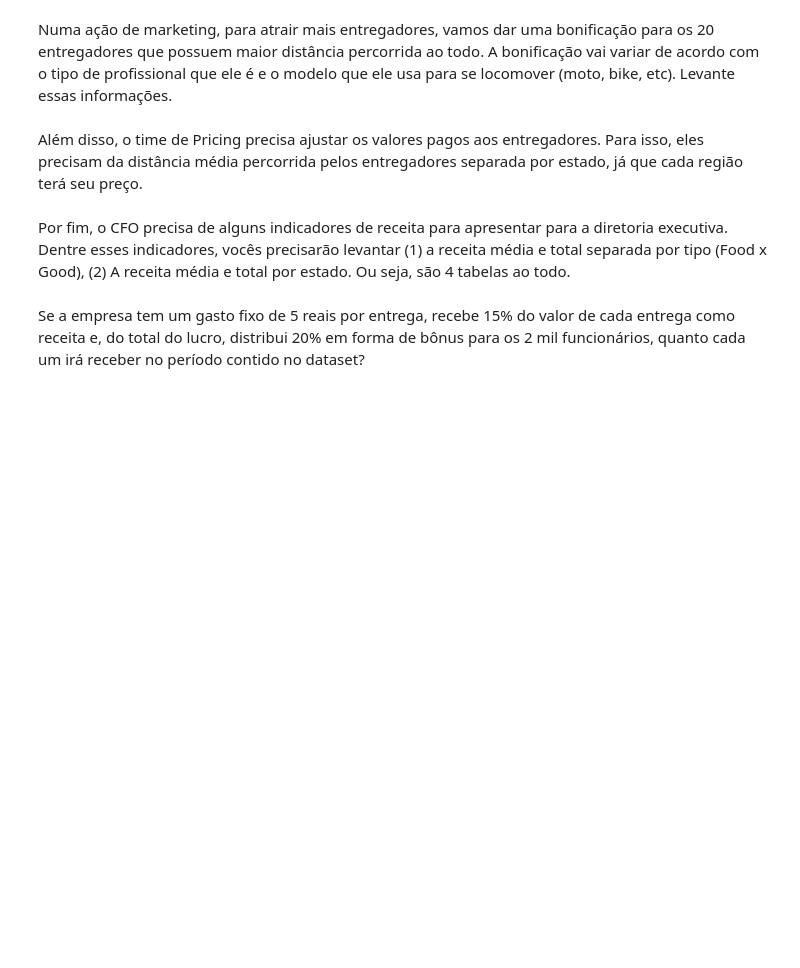
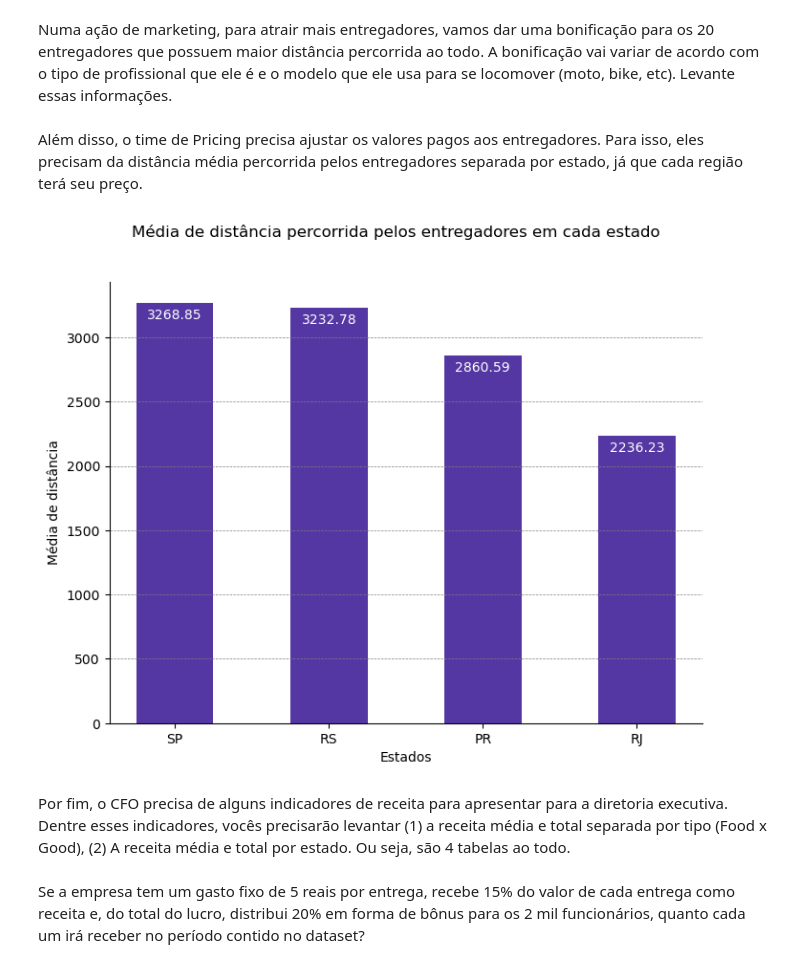
Before and after one commit to mtzdantas/delivery_analysis, a Jupyter notebook: main.ipynb, the cells around one changed output. Saved outputs shown, nothing was run; the diff lists cells and outputs as text; code cells hidden in the pictures; blank space fills up the shorter version.

Commit message:
Estilizações para o gráfico

```diff
--- a/main.ipynb
+++ b/main.ipynb
@@ -57,45 +57,45 @@ orders_delivery = pd.merge(stores_orders[['delivery_order_id', 'hub_state']], de
 orders_delivery = orders_delivery.drop('delivery_order_id', axis=1)
 
 # Distância percorrida por cada entregador.
-distancia_entregador = orders_delivery.groupby(['hub_state', 'driver_id'])['delivery_distance_meters'].mean()
-
-# Transformando de Series para DataFrame.
-distancia_entregador = distancia_entregador.reset_index()
+distancia_entregador = orders_delivery.groupby(['hub_state', 'driver_id'])['delivery_distance_meters'].mean().reset_index()
 
 # Distância média percorrida pelos entregadores separada por estado.
-dados_estado = distancia_entregador.groupby('hub_state')['delivery_distance_meters'].mean()
-
-# Transformando de Series para DataFrame.
-dados_estado = dados_estado.reset_index()
+dados_estado = distancia_entregador.groupby('hub_state')['delivery_distance_meters'].mean().reset_index()
 
 # Ordenando do maior para o menor
 dados_estado = dados_estado.sort_values(by='delivery_distance_meters', ascending=False)
 # %%
 # Criando gráfico
-fig, ax = plt.subplots(figsize=(6, 6))
+fig, ax = plt.subplots(figsize=(8, 6))
 
 # Definindo gráfico do tipo barra e quais colunas serão usadas.
 bars = ax.bar(dados_estado['hub_state'], dados_estado['delivery_distance_meters'], width=0.5, color='#5437a3')
 
 # Colocando título superior.
 fig.suptitle('Média de distância percorrida pelos entregadores em cada estado')
 
 # Colocando label para o eixo x e y.
 plt.xlabel('Estados')
 plt.ylabel('Média de distância')
 
 # Adicionando valores sobre cada barra
 for bar in bars:
     height = bar.get_height()
-    ax.text(bar.get_x() + bar.get_width() / 2, height, f'{height:.2f}',
-            ha='center', va='bottom', fontsize=10, color='black')
+    ax.text(bar.get_x() + bar.get_width() / 2, height - 150, f'{height:.2f}',
+            ha='center', va='bottom', fontsize=10, color='white')
 
 # Colocando grid apenas no eixo y
 ax.yaxis.grid(True, linestyle='--', color='gray', linewidth=0.5)
 ax.xaxis.grid(False)
 
+# Removendo bordas do gráfico
+ax.spines['top'].set_visible(False)
+ax.spines['right'].set_visible(False)
+
 # Salvando gráfico.
 plt.savefig('./output/media_estado', bbox_inches='tight')
+# %% [output]
+[figure, added]
 # %% [markdown]
 Por fim, o CFO precisa de alguns indicadores de receita para apresentar para a diretoria executiva. Dentre esses indicadores, vocês precisarão levantar (1) a receita média e total separada por tipo (Food x Good), (2) A receita média e total por estado. Ou seja, são 4 tabelas ao todo.
 # %% [markdown]
```
Also changed, not shown: 1 other file.
